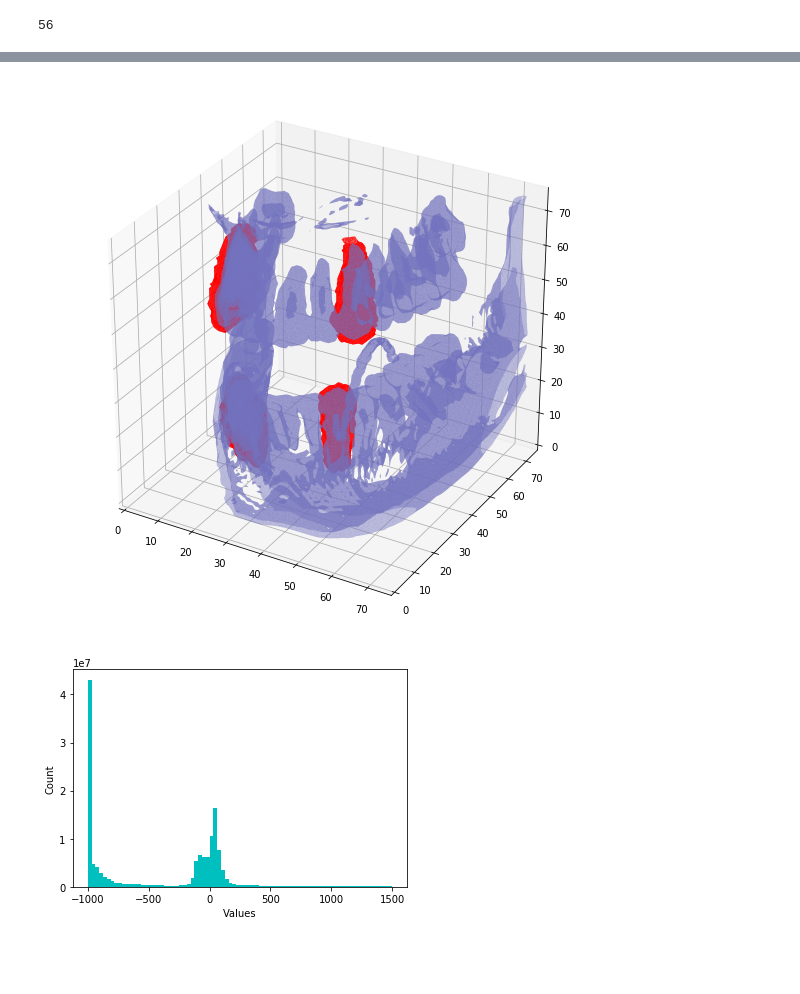
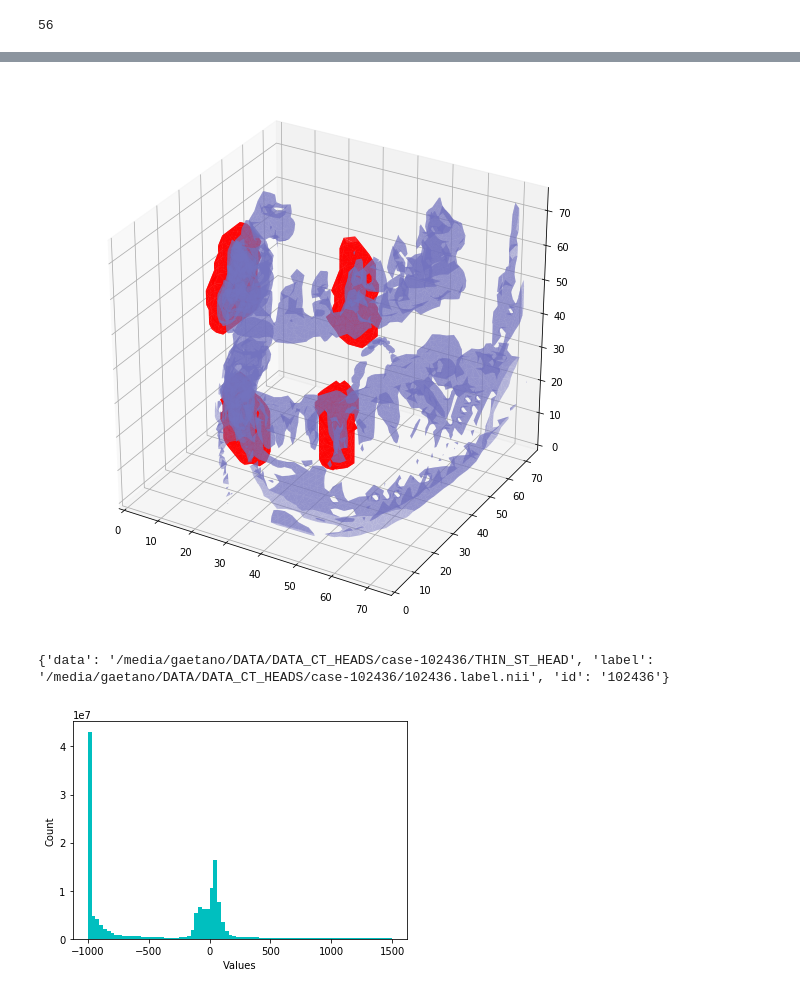
Before and after one commit to PlayWeird/utooth, a Jupyter notebook: preprocessing_dicom.ipynb, the cells around one changed output, grey strips where cells are left out. Cells and saved outputs as stored; diff of their text form; code cells hidden in the pictures; blank space fills up the shorter version.

```diff
--- a/preprocessing_dicom.ipynb
+++ b/preprocessing_dicom.ipynb
@@ -116,22 +44,38 @@ for path in data_sample_paths:
 # %%
+data_sample_paths = glob.glob(NIFTI_PATH + '*')
+data_sample_paths.sort()
+list_data_paths = []
+
+index = 0
+sample = ct_utils.get_sample_label_id(data_sample_paths[index], is_nifti_dataset=True)
+
 # Plot from Nifti dataset
-nifti_jaw = nib.load(directory + sample_id + '.nii')
+nifti_jaw = nib.load(sample['data'])
 jaw = np.asarray(nifti_jaw.dataobj)
 
-nifti_label = nib.load(directory + sample_id + '_label.nii')
+nifti_label = nib.load(sample['label'])
 label = np.asarray(nifti_label.dataobj)
 
-ct_utils.plot_3d_with_labels(jaw, label, threshold=1200, transpose=[2, 1, 0], step_size=1)
+sum_labels = np.sum(label, axis=0)
+ct_utils.plot_3d_with_labels(jaw, sum_labels, threshold=1400, transpose=[2, 1, 0], step_size=2)
 # %% [output]
-[figure, old version]
+[figure, new version]
 # %%
+data_sample_paths = glob.glob(DATA_PATH + '*')
+data_sample_paths.sort()
+list_data_paths = []
+for sample in data_sample_paths:
+    list_data_paths.append(ct_utils.get_sample_label_id(sample))
+print(list_data_paths[0])
+
 sample = 0
-# first_sample = ct_utils.load_scan(paths_to_samples[1])
-first_sample = ct_utils.load_scan(data_pair_paths[sample]['data'])
+first_sample = ct_utils.load_scan(list_data_paths[sample]['data'])
 first_sample_pixels = ct_utils.convert_to_hounsfield(first_sample)
-nifti = nib.load(data_pair_paths[sample]['label'])
+nifti = nib.load(list_data_paths[sample]['label'])
 label = np.asarray(nifti.dataobj)
 label = label.transpose(2, 1, 0)
+# %% [output]
+{'data': '/media/gaetano/DATA/DATA_CT_HEADS/case-102436/THIN_ST_HEAD', 'label': '/media/gaetano/DATA/DATA_CT_HEADS/case-102436/102436.label.nii', 'id': '102436'}
 # %%
 # # Show histogram of Hounsfield density bins
 ct_utils.plot_volume_histogram(first_sample_pixels, bins=80, range=(-1000, 1500) ,color='c')
```
Also changed, not shown: parts of 5 cells of this notebook, 4 other files.
